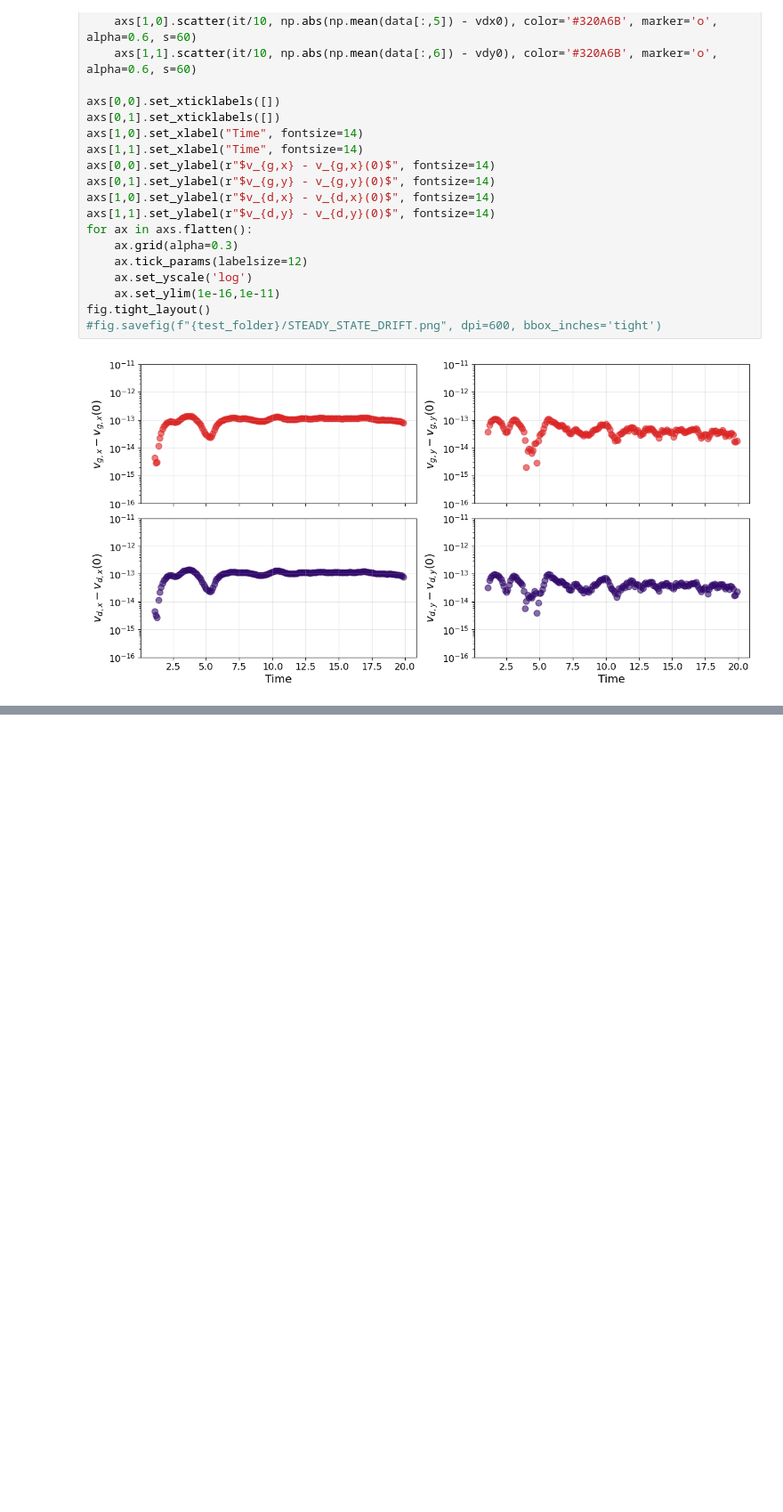
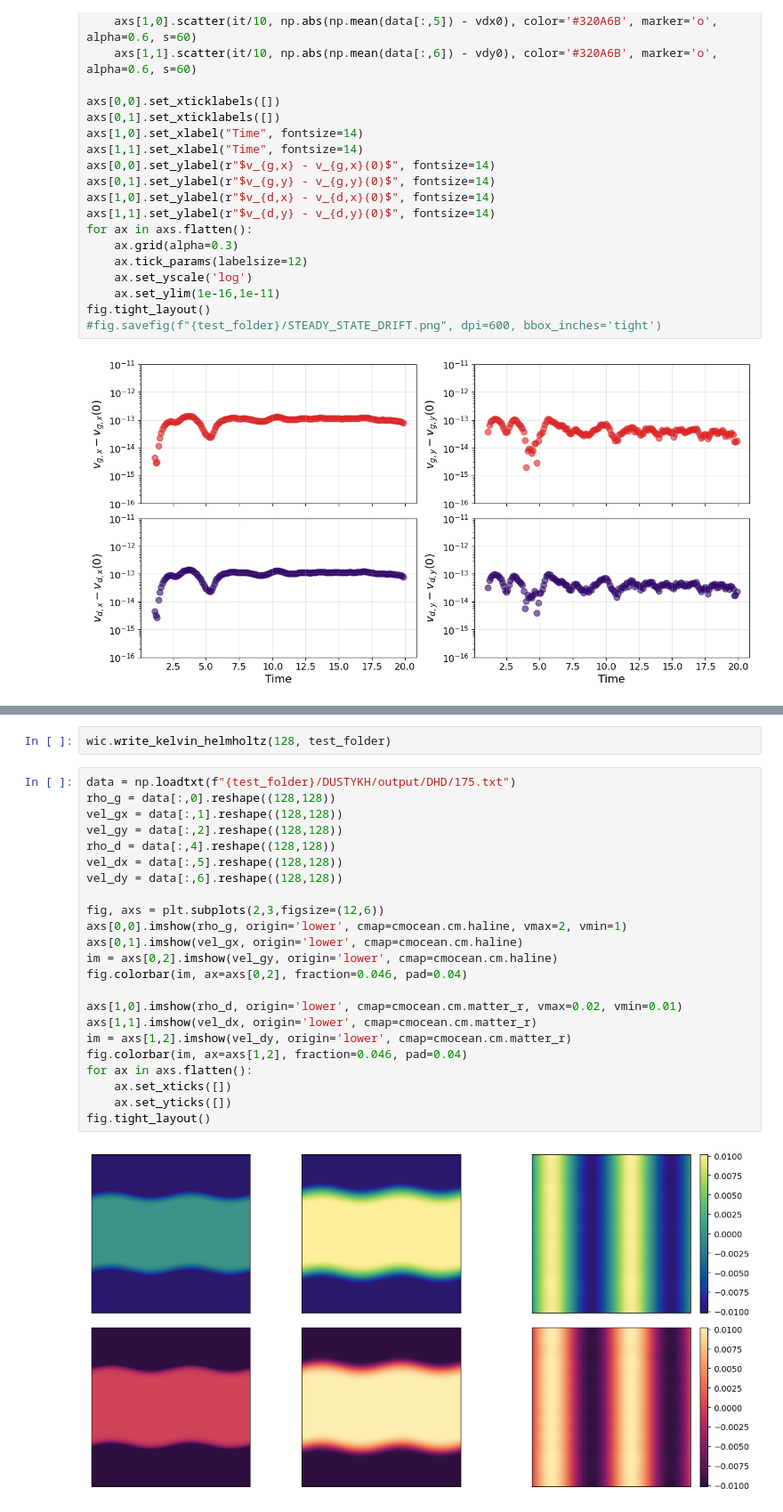
Before and after one commit to Giovanni-Tedeschi/pigpen, a Jupyter notebook: tests.ipynb, the cells around one changed output, grey strips where cells are left out. Shown at 89% size. Saved outputs shown, nothing was run; the diff lists cells and outputs as text; blank space fills up the shorter version.

```diff
--- a/tests.ipynb
+++ b/tests.ipynb
@@ -487,0 +612,27 @@ fig.tight_layout()
+# %%
+wic.write_kelvin_helmholtz(128, test_folder)
+# %%
+data = np.loadtxt(f"{test_folder}/DUSTYKH/output/DHD/175.txt")
+rho_g = data[:,0].reshape((128,128))
+vel_gx = data[:,1].reshape((128,128))
+vel_gy = data[:,2].reshape((128,128))
+rho_d = data[:,4].reshape((128,128))
+vel_dx = data[:,5].reshape((128,128))
+vel_dy = data[:,6].reshape((128,128))
+
+fig, axs = plt.subplots(2,3,figsize=(12,6))
+axs[0,0].imshow(rho_g, origin='lower', cmap=cmocean.cm.haline, vmax=2, vmin=1)
+axs[0,1].imshow(vel_gx, origin='lower', cmap=cmocean.cm.haline)
+im = axs[0,2].imshow(vel_gy, origin='lower', cmap=cmocean.cm.haline)
+fig.colorbar(im, ax=axs[0,2], fraction=0.046, pad=0.04)
+
+axs[1,0].imshow(rho_d, origin='lower', cmap=cmocean.cm.matter_r, vmax=0.02, vmin=0.01)
+axs[1,1].imshow(vel_dx, origin='lower', cmap=cmocean.cm.matter_r)
+im = axs[1,2].imshow(vel_dy, origin='lower', cmap=cmocean.cm.matter_r)
+fig.colorbar(im, ax=axs[1,2], fraction=0.046, pad=0.04)
+for ax in axs.flatten():
+    ax.set_xticks([])
+    ax.set_yticks([])
+fig.tight_layout()
+# %% [output]
+[figure, added]
```
Also changed, not shown: parts of 7 cells of this notebook, 14 other files.
